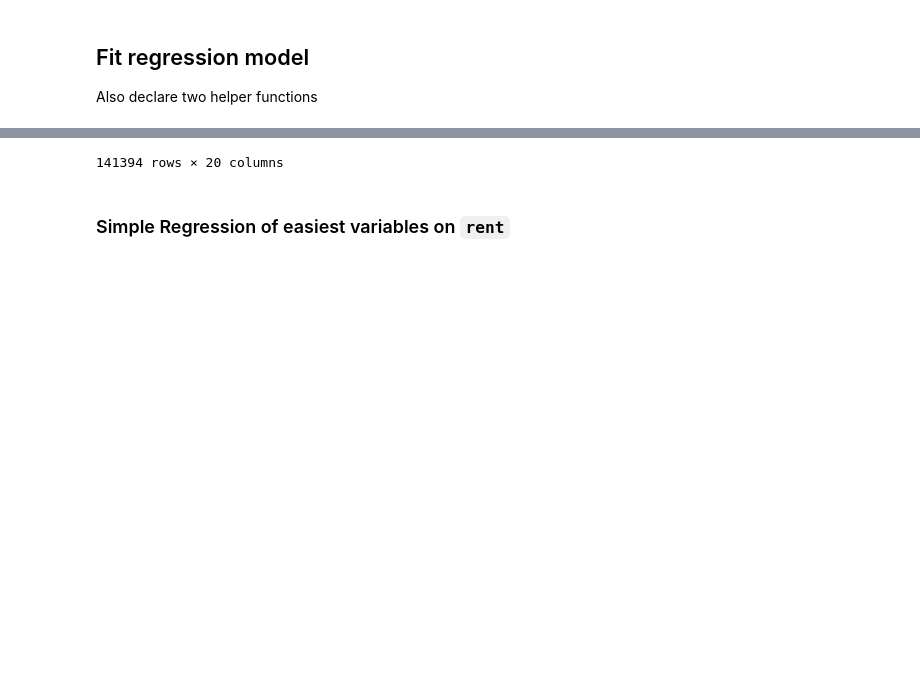
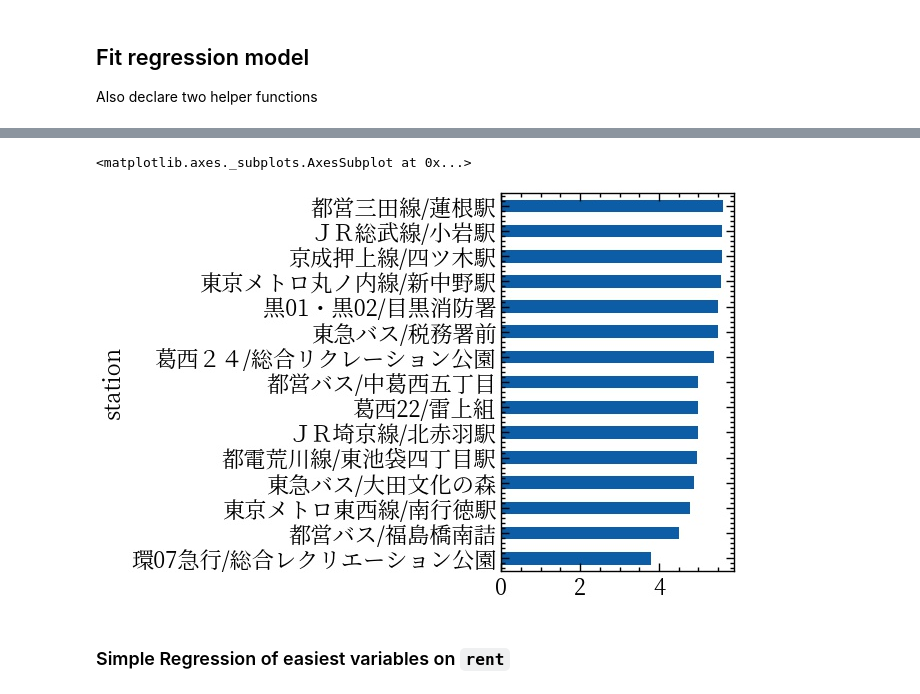
Before and after one commit to jiyans/real_estate_analysis, a Jupyter notebook: analysis/python/eda.ipynb, the cells around one changed output, grey strips where cells are left out. Cells and saved outputs as stored; diff of their text form; code cells hidden in the pictures; blank space fills up the shorter version.

```diff
--- a/analysis/python/eda.ipynb
+++ b/analysis/python/eda.ipynb
@@ -77,5 +77,5 @@ df["station"] = set_base(df["station"], "ＪＲ山手線/浜松町駅")
 df["apt_style"] = set_base(df["apt_style"], "ワンルーム")
 df["method"] = set_base(df["method"], "歩")
 # %%
-df
+df.groupby("station").mean()["apt_rent"].sort_values().iloc[:15].plot.barh()
 # %% [output]
@@ -94,4 +82,5 @@ df
-141394 rows × 20 columns
+<matplotlib.axes._subplots.AxesSubplot at 0x...>
+[figure, added]
 # %% [markdown]
 ### Simple Regression of easiest variables on `rent`
 # %%
```
Also changed, not shown: parts of 28 cells of this notebook.
